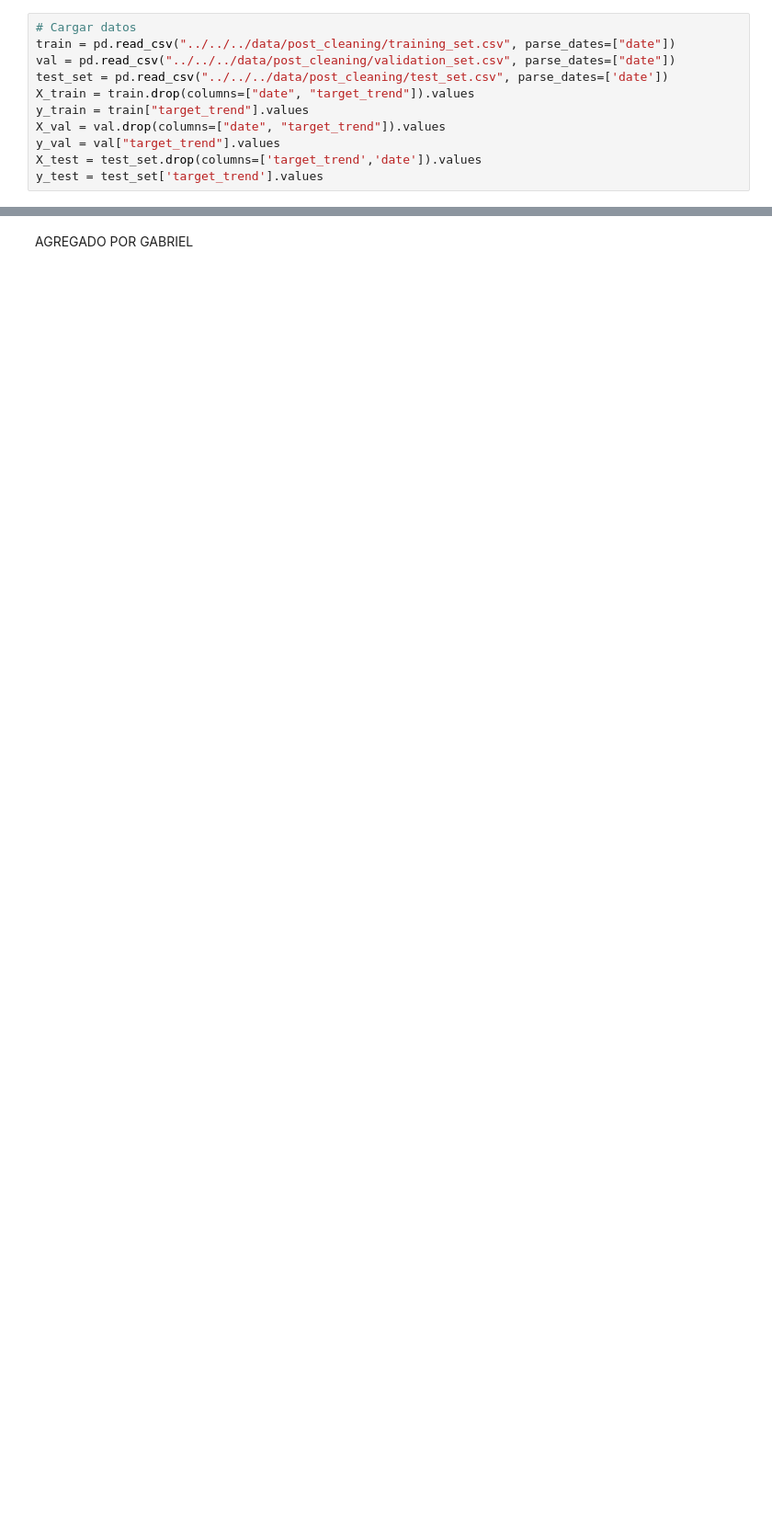
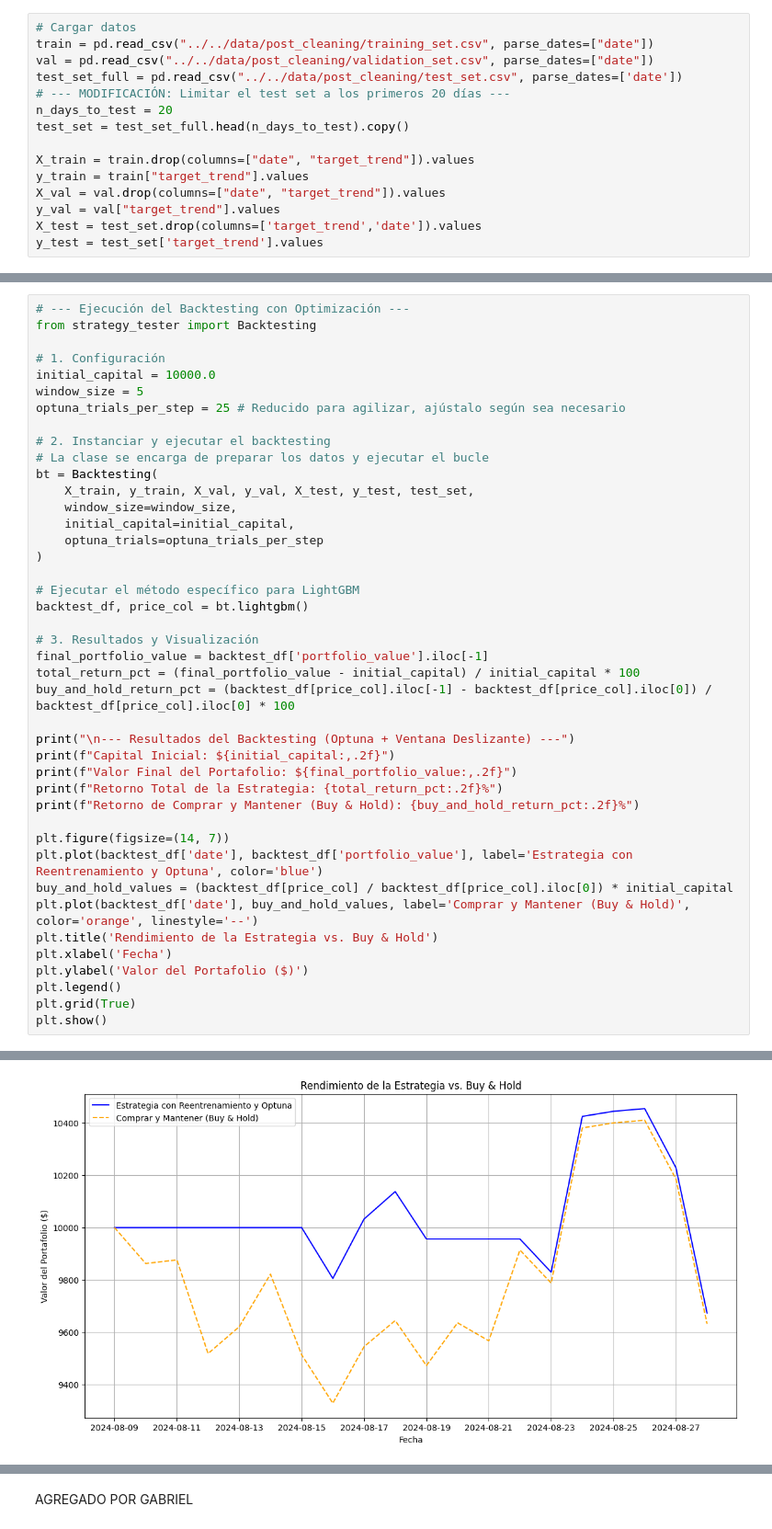
Before and after one commit to GuiredysGomez/bitcoin_sentiment_forecaster, a Jupyter notebook: notebooks/backtesting/select_best_model.ipynb, the cells around one changed output, grey strips where cells are left out. Shown at 92% size. Cells and saved outputs as stored; diff of their text form; blank space fills up the shorter version.

Commit message:
Backtesting corriendo

```diff
--- a/notebooks/backtesting/select_best_model.ipynb
+++ b/notebooks/backtesting/select_best_model.ipynb
@@ -9,8 +12,12 @@ from tensorflow import keras
 # %%
 # Cargar datos
-train = pd.read_csv("../../../data/post_cleaning/training_set.csv", parse_dates=["date"])
-val = pd.read_csv("../../../data/post_cleaning/validation_set.csv", parse_dates=["date"])
-test_set = pd.read_csv("../../../data/post_cleaning/test_set.csv", parse_dates=['date'])
+train = pd.read_csv("../../data/post_cleaning/training_set.csv", parse_dates=["date"])
+val = pd.read_csv("../../data/post_cleaning/validation_set.csv", parse_dates=["date"])
+test_set_full = pd.read_csv("../../data/post_cleaning/test_set.csv", parse_dates=['date'])
+# --- MODIFICACIÓN: Limitar el test set a los primeros 20 días ---
+n_days_to_test = 20
+test_set = test_set_full.head(n_days_to_test).copy()
+
 X_train = train.drop(columns=["date", "target_trend"]).values
 y_train = train["target_trend"].values
 X_val = val.drop(columns=["date", "target_trend"]).values
@@ -39,0 +49,43 @@ model = loader.load()
+# %%
+# --- Ejecución del Backtesting con Optimización ---
+from strategy_tester import Backtesting
+
+# 1. Configuración
+initial_capital = 10000.0
+window_size = 5
+optuna_trials_per_step = 25 # Reducido para agilizar, ajústalo según sea necesario
+
+# 2. Instanciar y ejecutar el backtesting
+# La clase se encarga de preparar los datos y ejecutar el bucle
+bt = Backtesting(
+    X_train, y_train, X_val, y_val, X_test, y_test, test_set,
+    window_size=window_size,
+    initial_capital=initial_capital,
+    optuna_trials=optuna_trials_per_step
+)
+
+# Ejecutar el método específico para LightGBM
+backtest_df, price_col = bt.lightgbm()
+
+# 3. Resultados y Visualización
+final_portfolio_value = backtest_df['portfolio_value'].iloc[-1]
+total_return_pct = (final_portfolio_value - initial_capital) / initial_capital * 100
+buy_and_hold_return_pct = (backtest_df[price_col].iloc[-1] - backtest_df[price_col].iloc[0]) / backtest_df[price_col].iloc[0] * 100
+
+print("\n--- Resultados del Backtesting (Optuna + Ventana Deslizante) ---")
+print(f"Capital Inicial: ${initial_capital:,.2f}")
+print(f"Valor Final del Portafolio: ${final_portfolio_value:,.2f}")
+print(f"Retorno Total de la Estrategia: {total_return_pct:.2f}%")
+print(f"Retorno de Comprar y Mantener (Buy & Hold): {buy_and_hold_return_pct:.2f}%")
+
+plt.figure(figsize=(14, 7))
+plt.plot(backtest_df['date'], backtest_df['portfolio_value'], label='Estrategia con Reentrenamiento y Optuna', color='blue')
+buy_and_hold_values = (backtest_df[price_col] / backtest_df[price_col].iloc[0]) * initial_capital
+plt.plot(backtest_df['date'], buy_and_hold_values, label='Comprar y Mantener (Buy & Hold)', color='orange', linestyle='--')
+plt.title('Rendimiento de la Estrategia vs. Buy & Hold')
+plt.xlabel('Fecha')
+plt.ylabel('Valor del Portafolio ($)')
+plt.legend()
+plt.grid(True)
+plt.show()
+# %% [output]
@@ -39,0 +114 @@ model = loader.load()
+[figure, added]
```
Also changed, not shown: parts of 6 cells of this notebook, 4 other files.
